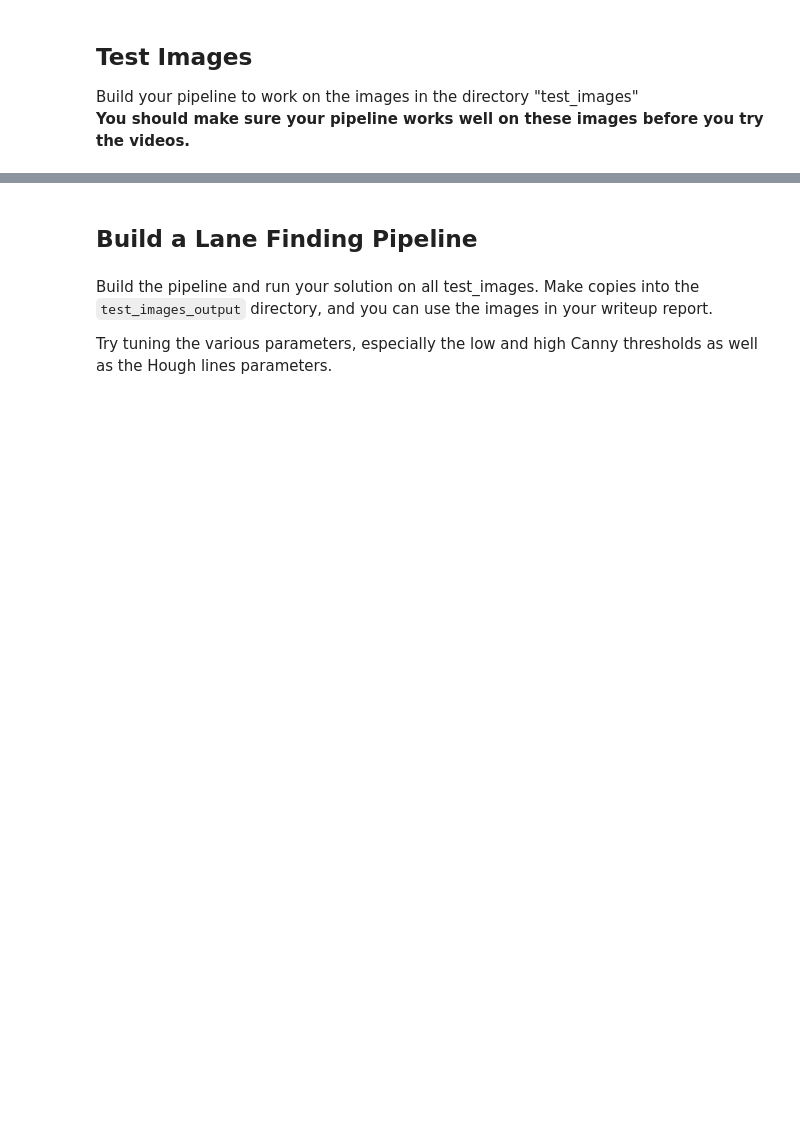
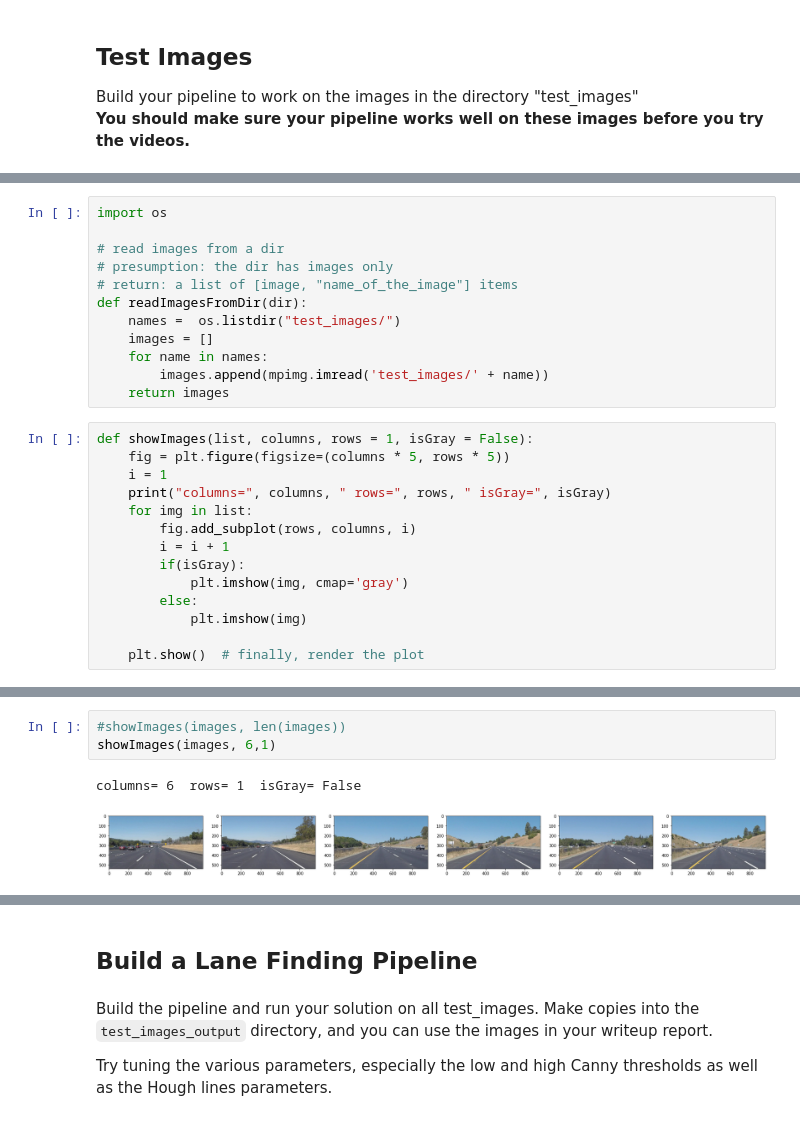
Before and after one commit to JensGutow/CarND-LaneLines-P1, a Jupyter notebook: P1.ipynb, the cells around one changed output, grey strips where cells are left out. Saved outputs shown, nothing was run; the diff lists cells and outputs as text; blank space fills up the shorter version.

```diff
--- a/P1.ipynb
+++ b/P1.ipynb
@@ -193,0 +190,26 @@ os.listdir("test_images/")
+# %%
+import os
+
+# read images from a dir
+# presumption: the dir has images only
+# return: a list of [image, "name_of_the_image"] items
+def readImagesFromDir(dir):
+    names =  os.listdir("test_images/")
+    images = []
+    for name in names:
+        images.append(mpimg.imread('test_images/' + name))
+    return images
+# %%
+def showImages(list, columns, rows = 1, isGray = False):
+    fig = plt.figure(figsize=(columns * 5, rows * 5))
+    i = 1
+    print("columns=", columns, " rows=", rows, " isGray=", isGray)
+    for img in list:
+        fig.add_subplot(rows, columns, i)
+        i = i + 1
+        if(isGray):
+            plt.imshow(img, cmap='gray')
+        else:
+            plt.imshow(img)
+
+    plt.show()  # finally, render the plot
@@ -193,0 +236,6 @@ os.listdir("test_images/")
+# %%
+#showImages(images, len(images))
+showImages(images, 6,1)
+# %% [output]
+columns= 6  rows= 1  isGray= False
+[figure, added]
```
Also changed, not shown: parts of 40 cells of this notebook.
